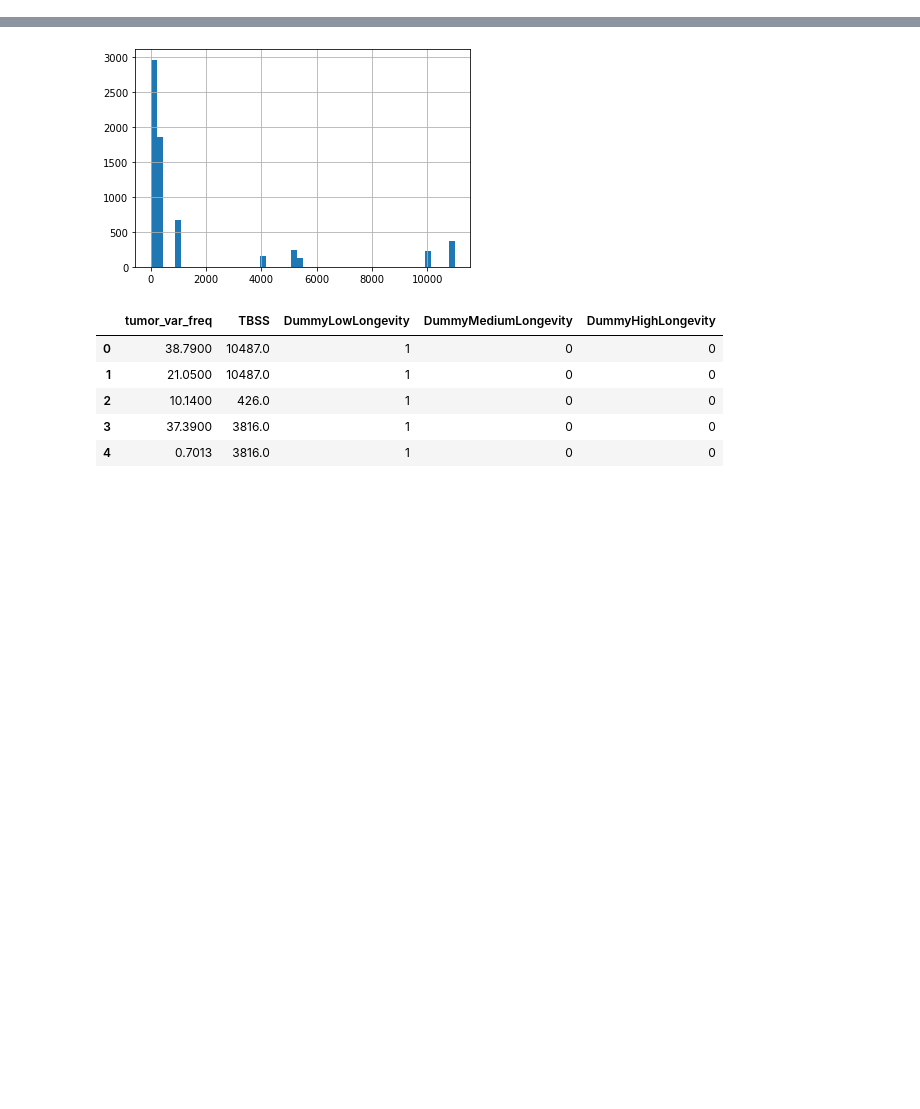
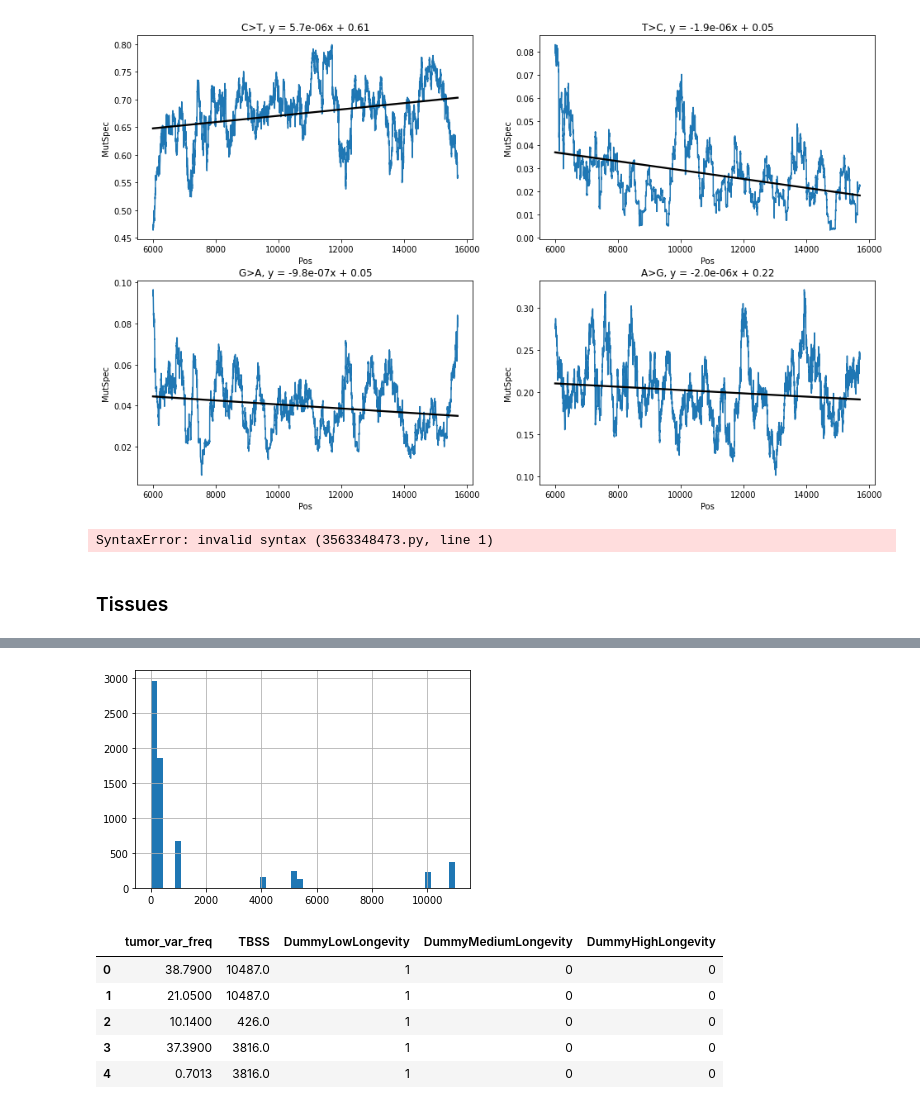
Before and after one commit to mitoclub/mtdnaMutSpecOfCancers, a Jupyter notebook: notebooks/glm.ipynb, the cells around one changed output, grey strips where cells are left out. Drawn from its saved outputs; the diff is of its cells as text; code cells hidden in the pictures; blank space fills up the shorter version.

```diff
--- a/notebooks/glm.ipynb
+++ b/notebooks/glm.ipynb
@@ -52,0 +51,8 @@ mut_raw[mut_raw.TBSS.isna()]
+# %%
+# Read reference genbank
+path_to_ref = "../data/processed/ref_annot.csv"
+Ref = pd.read_csv(path_to_ref)
+# prot_ref = Ref[(Ref.Type == "CDS") & (Ref.Strand == 1)]
+
+print(Ref.shape)
+Ref.head()
@@ -68,0 +128,20 @@ mut.head()
+# %%
+window = 300
+data = []
+for pmin in tqdm.tqdm(range(6000, 16000-window)):
+    pmax = pmin + window
+    exp_sbs12, _ = get_exp_mut_freqs(pmin, pmax, Ref.dropna(subset="Nuc"), "all", verbose=False)
+    if not exp_sbs12:
+        continue
+    obs_sbs = mut[(mut.Pos >= pmin) & (mut.Pos < pmax)]
+    if not len(obs_sbs):
+        continue
+    one_mutspec = calculate_mutspec(obs_sbs, exp_sbs12)
+    for sbs, cnt in one_mutspec.set_index("Mut").MutSpec.to_dict().items():
+        row = {"Pos": pmin, "Mut": sbs, "MutSpec":cnt}
+        data.append(row)
+
+interval_counts = pd.DataFrame(data)
+# interval_counts["Mut"] = interval_counts["Mut"].str.translate(translator)
+print(interval_counts.shape)
+interval_counts.head()
@@ -68,0 +156,27 @@ mut.head()
+# %%
+used_sbs = "C>T T>C G>A A>G".split()
+
+fig, axs = plt.subplots(2, 2)
+fig.set_size_inches(16, 10)
+
+axes_dict = {
+    used_sbs[0]: axs[0, 0],
+    used_sbs[1]: axs[0, 1],
+    used_sbs[2]: axs[1, 0],
+    used_sbs[3]: axs[1, 1],
+}
+for sbs, ax in axes_dict.items():
+    sns.lineplot(data=interval_counts[interval_counts.Mut == sbs], x="Pos", y="MutSpec", ax=ax)
+    sns.regplot(data=interval_counts[interval_counts.Mut == sbs], x="Pos", y="MutSpec", ax=ax, scatter=False, color="black")
+    lr_res = scipy.stats.linregress(interval_counts[interval_counts.Mut == sbs].Pos.values, interval_counts[interval_counts.Mut == sbs].MutSpec.values)
+    ax.title.set_text(f"{sbs}, y = {lr_res.slope:.1e}x + {lr_res.intercept:.2f}")
+# %% [output]
+[figure, added]
+# %%
+https://seaborn.pydata.org/examples/logistic_regression.html
+
+!!!!
+# %% [output]
+SyntaxError: invalid syntax (3563348473.py, line 1)
+# %% [markdown]
+### Tissues
```
Also changed, not shown: parts of 18 cells of this notebook, 2 other files.
